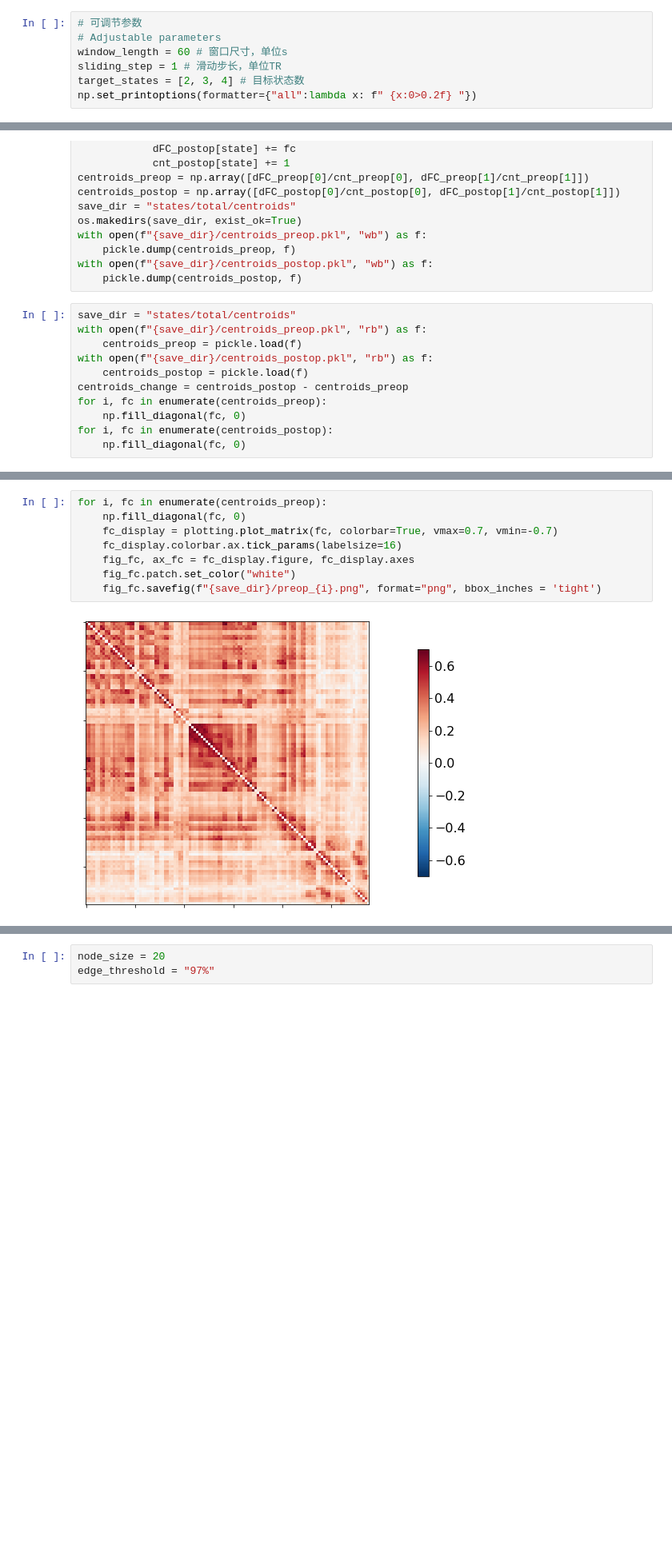
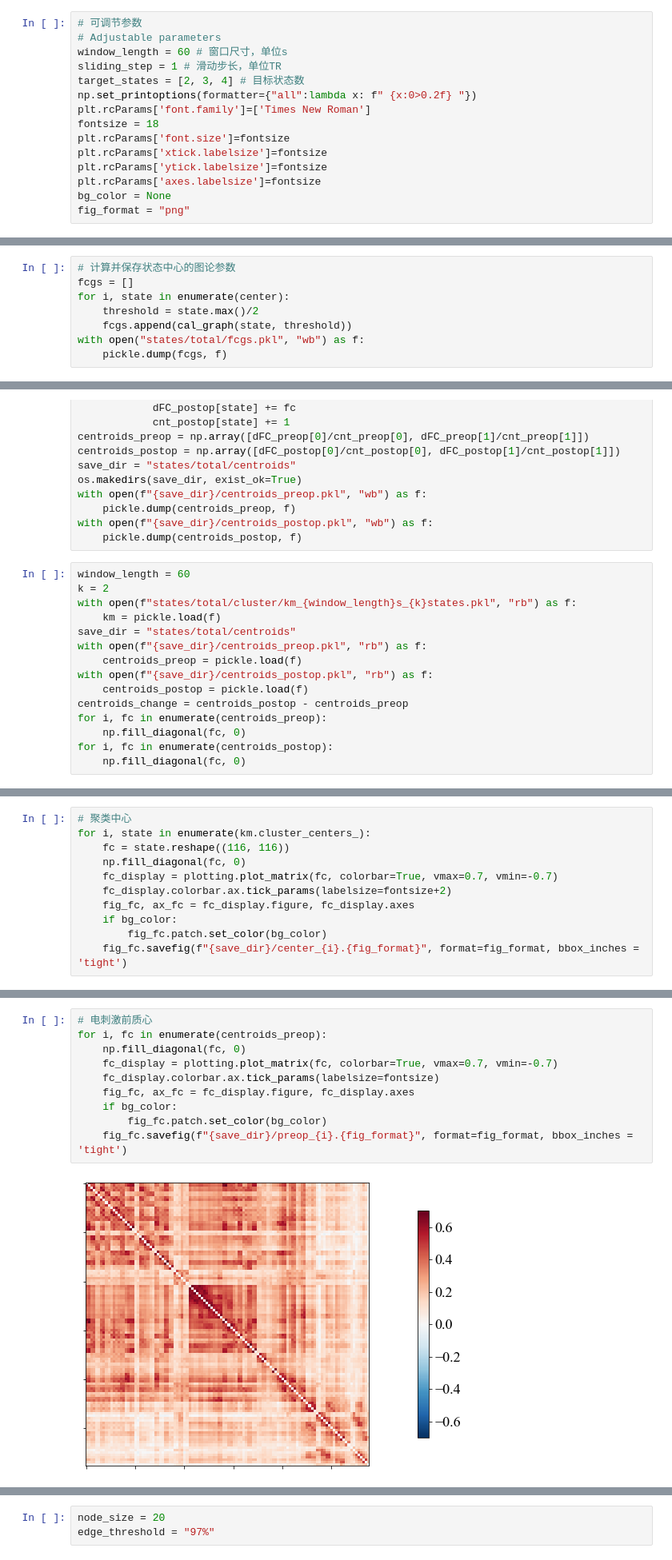
Before and after one commit to miracleXL/es-fmri, a Jupyter notebook: state_analysis.ipynb, the cells around one changed output, grey strips where cells are left out. Shown: that part at 80% size. Drawn from its saved outputs; the diff is of its cells as text; blank space fills up the shorter version.

```diff
--- a/state_analysis.ipynb
+++ b/state_analysis.ipynb
@@ -14,6 +16,14 @@ window_length = 60 # 窗口尺寸，单位s
 sliding_step = 1 # 滑动步长，单位TR
 target_states = [2, 3, 4] # 目标状态数
 np.set_printoptions(formatter={"all":lambda x: f" {x:0>0.2f} "})
+plt.rcParams['font.family']=['Times New Roman']
+fontsize = 18
+plt.rcParams['font.size']=fontsize
+plt.rcParams['xtick.labelsize']=fontsize
+plt.rcParams['ytick.labelsize']=fontsize
+plt.rcParams['axes.labelsize']=fontsize
+bg_color = None
+fig_format = "png"
 # %%
 # 加载slidingWindow.ipynb中获取的动态功能连接数据
 # load pickle data generated in slidingWindow.ipynb
@@ -46,6 +56,14 @@ for k in target_states:
             plot_sates(states[subid]["ses-postop"][run], k, f"{save_dir}/postop{run}.png")
     with open(f"{pkl_dir}/pkl/{window_length}s_{k}states.pkl", "wb") as f:
         pickle.dump(states, f)
+# %%
+# 计算并保存状态中心的图论参数
+fcgs = []
+for i, state in enumerate(center):
+    threshold = state.max()/2
+    fcgs.append(cal_graph(state, threshold))
+with open("states/total/fcgs.pkl", "wb") as f:
+    pickle.dump(fcgs, f)
 # %% [markdown]
 为每个簇中的电刺激前后dFC分别求质心，对比质心差异
 # %%
@@ -115,6 +133,10 @@ with open(f"{save_dir}/centroids_preop.pkl", "wb") as f:
 with open(f"{save_dir}/centroids_postop.pkl", "wb") as f:
     pickle.dump(centroids_postop, f)
 # %%
+window_length = 60
+k = 2
+with open(f"states/total/cluster/km_{window_length}s_{k}states.pkl", "rb") as f:
+    km = pickle.load(f)
 save_dir = "states/total/centroids"
 with open(f"{save_dir}/centroids_preop.pkl", "rb") as f:
     centroids_preop = pickle.load(f)
@@ -127,0 +153,11 @@ for i, fc in enumerate(centroids_postop):
+# %%
+# 聚类中心
+for i, state in enumerate(km.cluster_centers_):
+    fc = state.reshape((116, 116))
+    np.fill_diagonal(fc, 0)
+    fc_display = plotting.plot_matrix(fc, colorbar=True, vmax=0.7, vmin=-0.7)
+    fc_display.colorbar.ax.tick_params(labelsize=fontsize+2)
+    fig_fc, ax_fc = fc_display.figure, fc_display.axes
+    if bg_color:
+        fig_fc.patch.set_color(bg_color)
+    fig_fc.savefig(f"{save_dir}/center_{i}.{fig_format}", format=fig_format, bbox_inches = 'tight')
@@ -128,10 +167,12 @@ for i, fc in enumerate(centroids_postop):
 # %%
+# 电刺激前质心
 for i, fc in enumerate(centroids_preop):
     np.fill_diagonal(fc, 0)
     fc_display = plotting.plot_matrix(fc, colorbar=True, vmax=0.7, vmin=-0.7)
-    fc_display.colorbar.ax.tick_params(labelsize=16)
+    fc_display.colorbar.ax.tick_params(labelsize=fontsize)
     fig_fc, ax_fc = fc_display.figure, fc_display.axes
-    fig_fc.patch.set_color("white")
-    fig_fc.savefig(f"{save_dir}/preop_{i}.png", format="png", bbox_inches = 'tight')
+    if bg_color:
+        fig_fc.patch.set_color(bg_color)
+    fig_fc.savefig(f"{save_dir}/preop_{i}.{fig_format}", format=fig_format, bbox_inches = 'tight')
 # %% [output]
-[figure, old version]
+[figure, new version]
```
Also changed, not shown: parts of 29 cells of this notebook, 5 other files.
